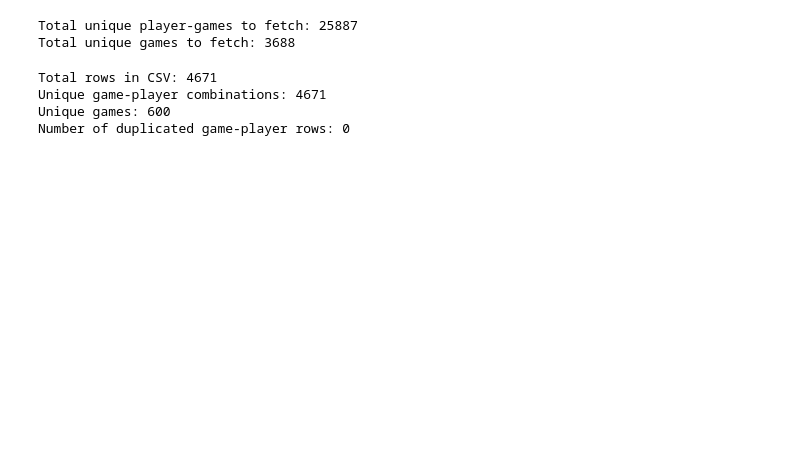
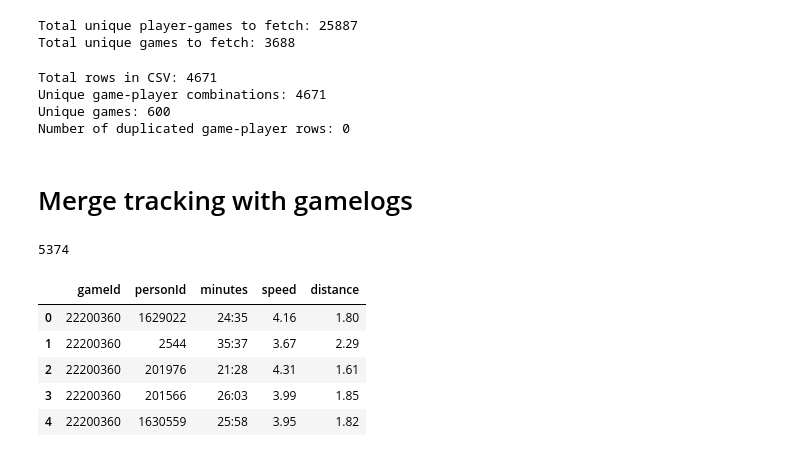
Before and after one commit to AnthonyBSeay/CSCI4622-Injury-Prediction, a Jupyter notebook: wrangle.ipynb, the cells around one changed output. Drawn from its saved outputs; the diff is of its cells as text; code cells hidden in the pictures; blank space fills up the shorter version.

```diff
--- a/wrangle.ipynb
+++ b/wrangle.ipynb
@@ -730,3 +733,5 @@ Total rows in CSV: 4671
 Unique game-player combinations: 4671
 Unique games: 600
 Number of duplicated game-player rows: 0
+# %% [markdown]
+# Merge tracking with gamelogs
@@ -732,0 +743,11 @@ Number of duplicated game-player rows: 0
+# %%
+print(len(tracking))
+tracking.head()
+# %% [output]
+5374
+|  | gameId | personId | minutes | speed | distance |
+| 0 | 22200360 | 1629022 | 24:35 | 4.16 | 1.80 |
+| 1 | 22200360 | 2544 | 35:37 | 3.67 | 2.29 |
+| 2 | 22200360 | 201976 | 21:28 | 4.31 | 1.61 |
+| 3 | 22200360 | 201566 | 26:03 | 3.99 | 1.85 |
+| 4 | 22200360 | 1630559 | 25:58 | 3.95 | 1.82 |
```
Also changed, not shown: parts of 6 cells of this notebook, 3 other files.
